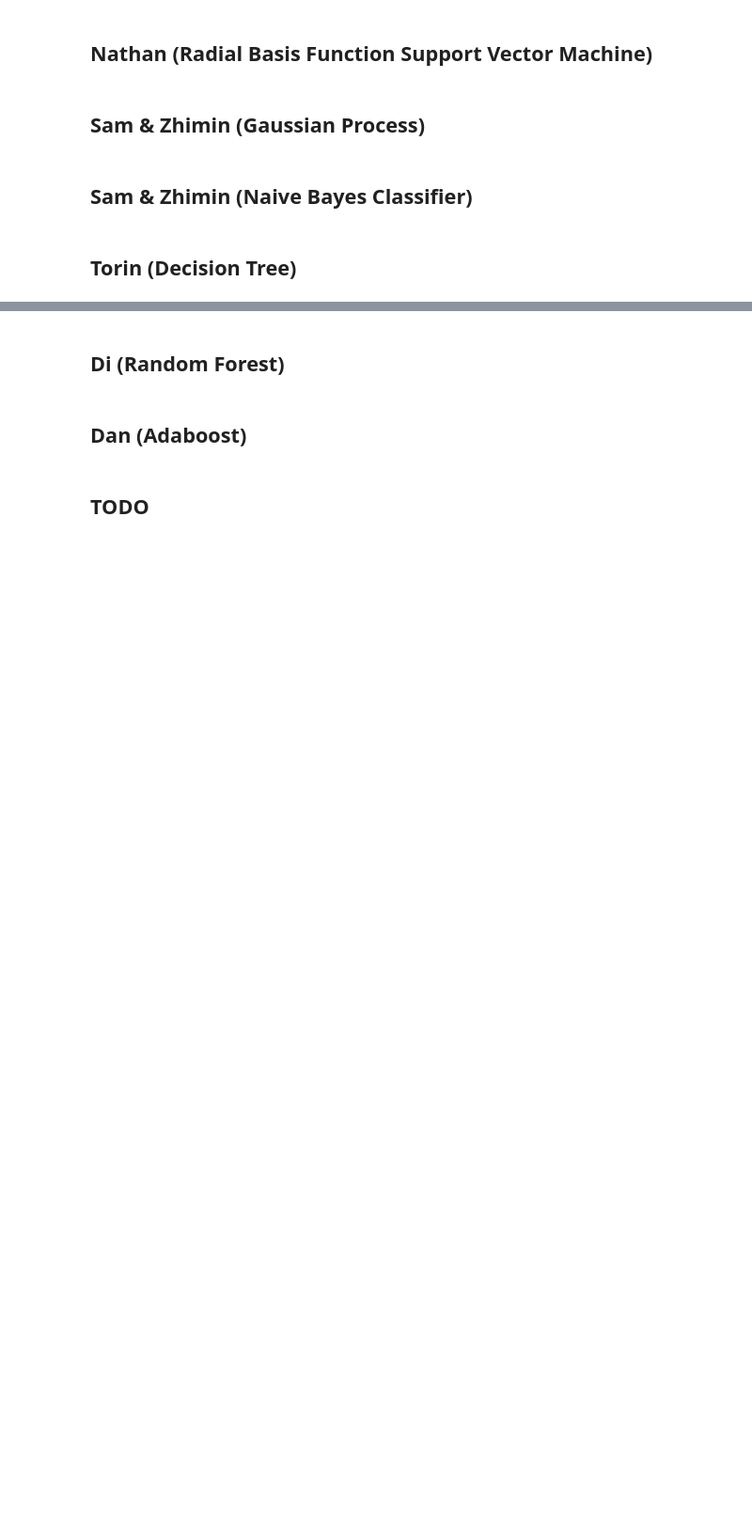
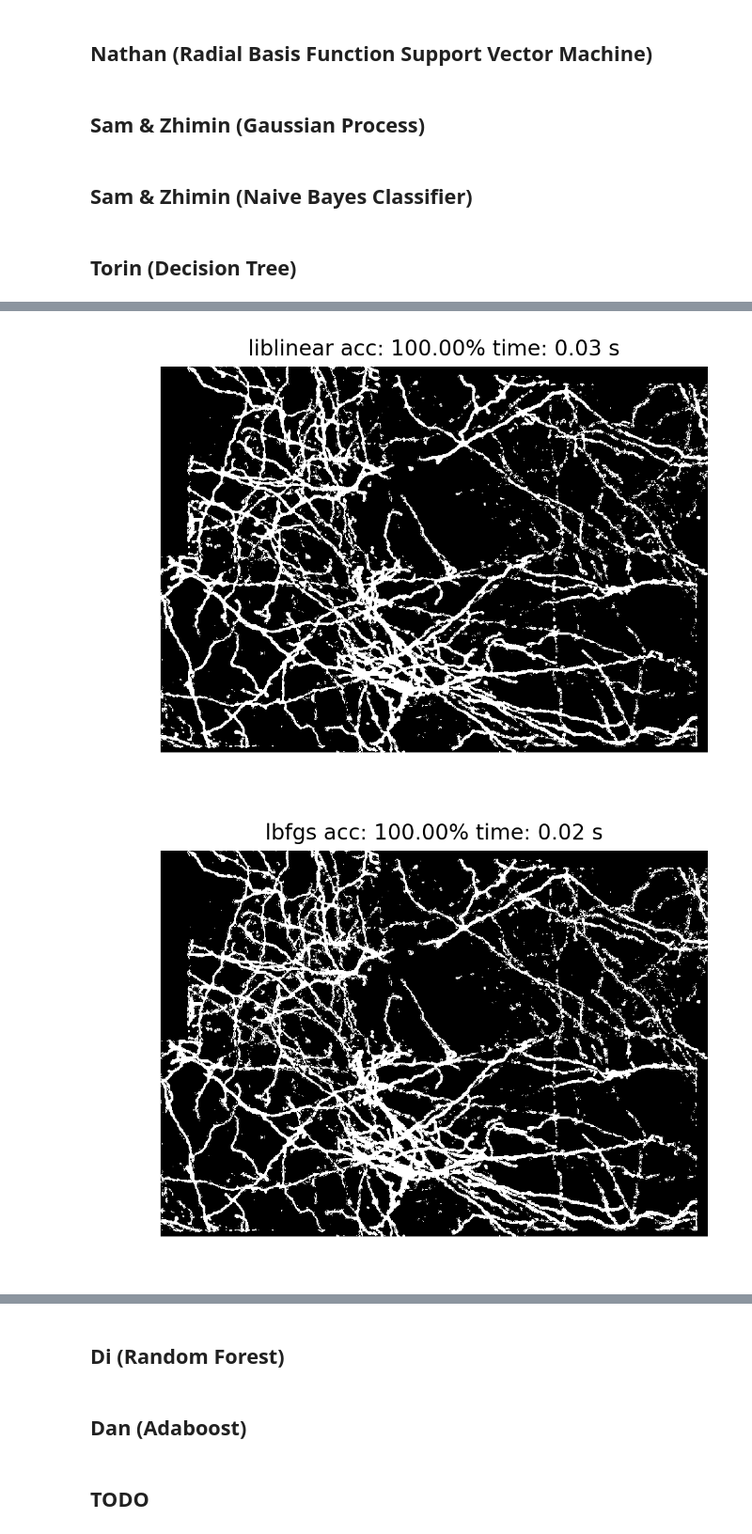
Before and after one commit to maljovec/ML-ReadingGroup, a Jupyter notebook: neuron/2 - Model Testing.ipynb, the cells around one changed output, grey strips where cells are left out. Shown at 94% size. Saved outputs shown, nothing was run; the diff lists cells and outputs as text; code cells hidden in the pictures; blank space fills up the shorter version.

```diff
--- a/neuron/2 - Model Testing.ipynb
+++ b/neuron/2 - Model Testing.ipynb
@@ -305,0 +329,27 @@ show_classifier_result(compiled_data, dt)
+# %%
+top_filters = sorted_indices[:10]
+reduced_train_x = train_x[:, top_filters]
+
+for solver in ['liblinear', 'lbfgs', 'newton-cg', 'sag', 'saga']:
+    start = time.time()
+    dt_reduced = tree.DecisionTreeClassifier(criterion='entropy',
+                                 splitter='best',
+                                 max_depth=23,
+                                 min_samples_split=2,
+                                 min_samples_leaf=1,
+                                 min_weight_fraction_leaf=0.0,
+                                 max_features=None,
+                                 random_state=None,
+                                 max_leaf_nodes=None,
+                                 min_impurity_decrease=0.0,
+                                 min_impurity_split=None,
+                                 class_weight=None,
+                                 presort=False)
+    dt_reduced.fit(reduced_train_x, train_y)
+    end = time.time()
+    acc = dt_reduced.score(reduced_train_x, train_y)
+    show_classifier_result(compiled_data[:, :, top_filters], dt_reduced)
+    plt.gca().set_title('{} acc: {:.2%} time: {:.2f} s'.format(solver, acc, end-start))
+# %% [output]
+[figure, added]
+[figure, added]
```
Also changed, not shown: parts of 6 cells of this notebook, 1 other file.
